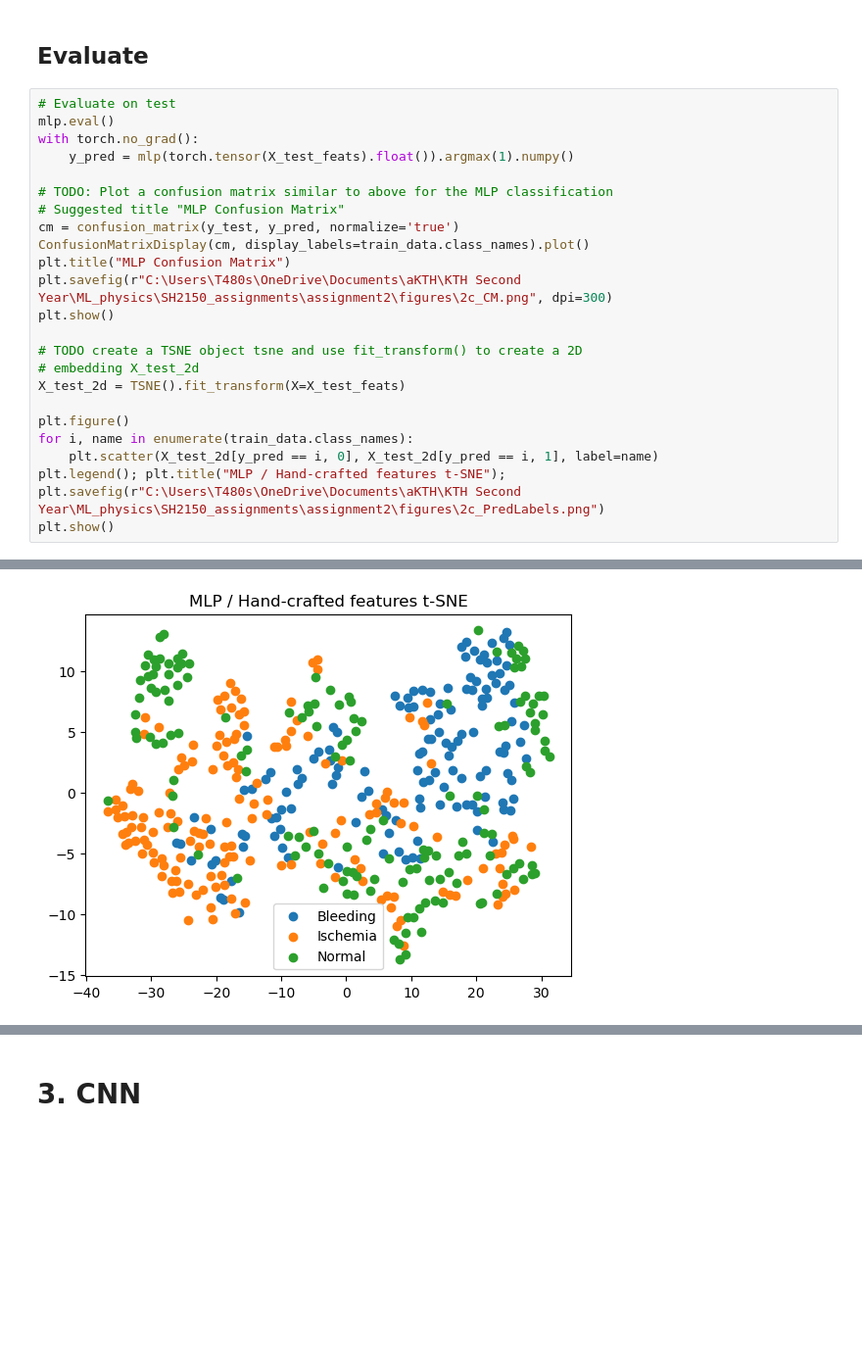
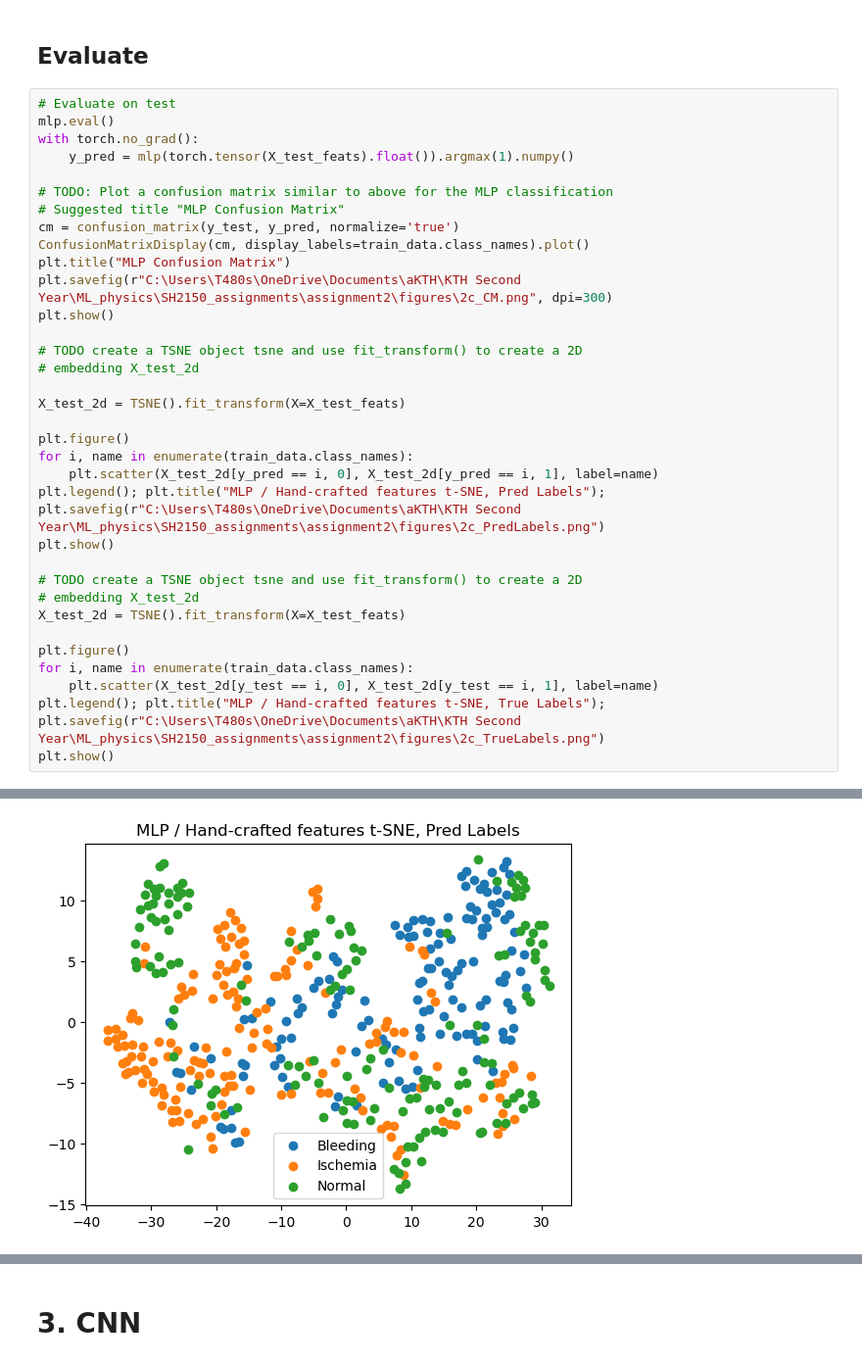
Before and after one commit to ScottMcHaffie/SH2150_assignments, a Jupyter notebook: assignment2/Assignment_2.ipynb, the cells around one changed output, grey strips where cells are left out. Shown at 98% size. Drawn from its saved outputs; the diff is of its cells as text; blank space fills up the shorter version.

```diff
--- a/assignment2/Assignment_2.ipynb
+++ b/assignment2/Assignment_2.ipynb
@@ -341,12 +344,24 @@ plt.show()
 
 # TODO create a TSNE object tsne and use fit_transform() to create a 2D
 # embedding X_test_2d
+
 X_test_2d = TSNE().fit_transform(X=X_test_feats)
 
 plt.figure()
 for i, name in enumerate(train_data.class_names):
     plt.scatter(X_test_2d[y_pred == i, 0], X_test_2d[y_pred == i, 1], label=name)
-plt.legend(); plt.title("MLP / Hand-crafted features t-SNE");
+plt.legend(); plt.title("MLP / Hand-crafted features t-SNE, Pred Labels");
 plt.savefig(r"C:\Users\T480s\OneDrive\Documents\aKTH\KTH Second Year\ML_physics\SH2150_assignments\assignment2\figures\2c_PredLabels.png")
 plt.show()
+
+# TODO create a TSNE object tsne and use fit_transform() to create a 2D
+# embedding X_test_2d
+X_test_2d = TSNE().fit_transform(X=X_test_feats)
+
+plt.figure()
+for i, name in enumerate(train_data.class_names):
+    plt.scatter(X_test_2d[y_test == i, 0], X_test_2d[y_test == i, 1], label=name)
+plt.legend(); plt.title("MLP / Hand-crafted features t-SNE, True Labels");
+plt.savefig(r"C:\Users\T480s\OneDrive\Documents\aKTH\KTH Second Year\ML_physics\SH2150_assignments\assignment2\figures\2c_TrueLabels.png")
+plt.show()
 # %% [output]
@@ -354 +369 @@ plt.show()
-[figure, old version]
+[figure, new version]
```
Also changed, not shown: parts of 13 cells of this notebook.
